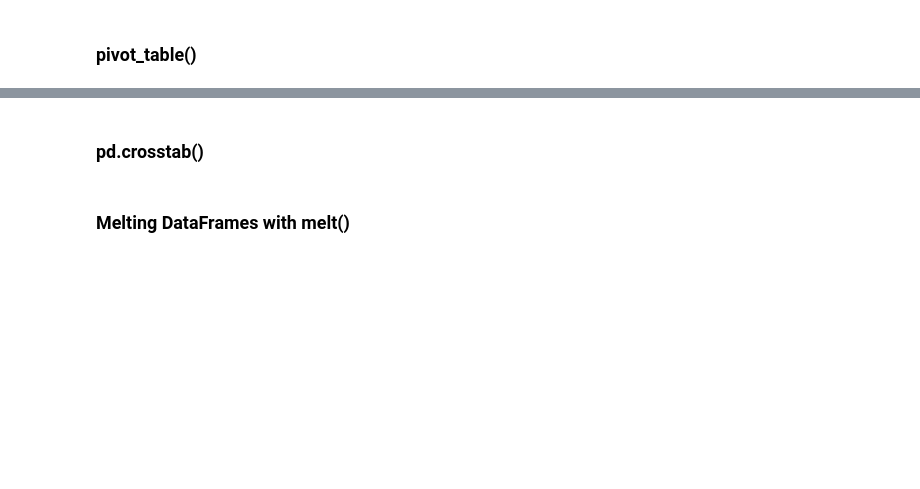
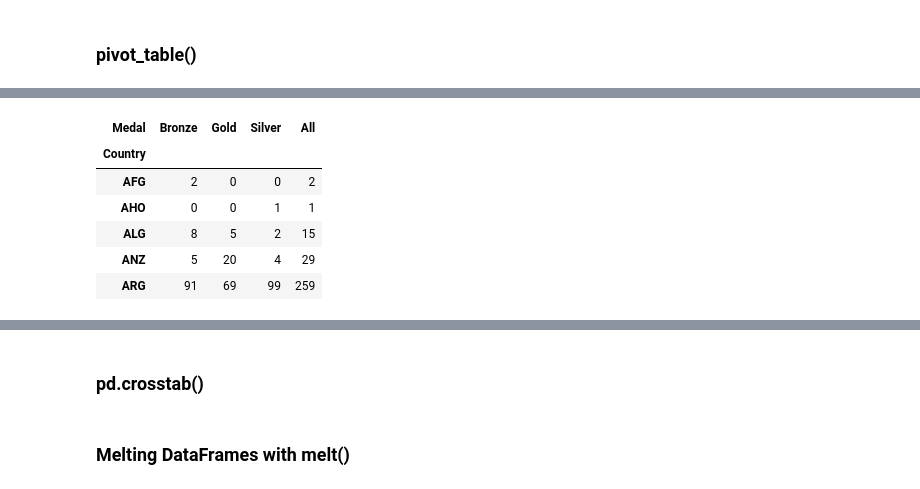
Before and after one commit to PrzemyslawLagosz/python, a Jupyter notebook: UDEMY/PANDAS/Course_Materials_Part2/Course_Materials_Part2/Video_Lecture_NBs/NB_14_Reshaping DataFrames.ipynb, the cells around one changed output, grey strips where cells are left out. Saved outputs shown, nothing was run; the diff lists cells and outputs as text; code cells hidden in the pictures; blank space fills up the shorter version.

```diff
--- a/UDEMY/PANDAS/Course_Materials_Part2/Course_Materials_Part2/Video_Lecture_NBs/NB_14_Reshaping DataFrames.ipynb
+++ b/UDEMY/PANDAS/Course_Materials_Part2/Course_Materials_Part2/Video_Lecture_NBs/NB_14_Reshaping DataFrames.ipynb
@@ -435,5 +557,15 @@ agg.head()
 # %%
 agg["All"] = agg.sum(axis = 1)
+# %%
+agg.head()
+# %% [output]
+| Medal | Bronze | Gold | Silver | All |
+| Country |  |  |  |  |
+| AFG | 2 | 0 | 0 | 2 |
+| AHO | 0 | 0 | 1 | 1 |
+| ALG | 8 | 5 | 2 | 15 |
+| ANZ | 5 | 20 | 4 | 29 |
+| ARG | 91 | 69 | 99 | 259 |
 # %%
 agg.loc["All"] = agg.sum(axis = 0)
 # %%
```
Also changed, not shown: parts of 13 cells of this notebook, 1 other file.
